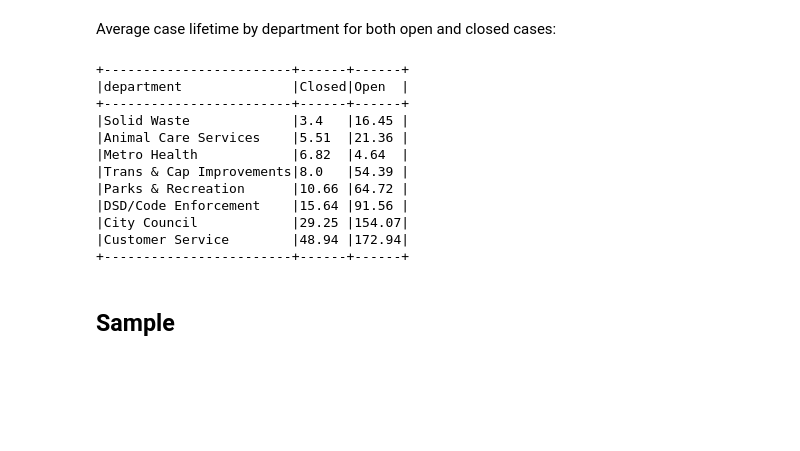
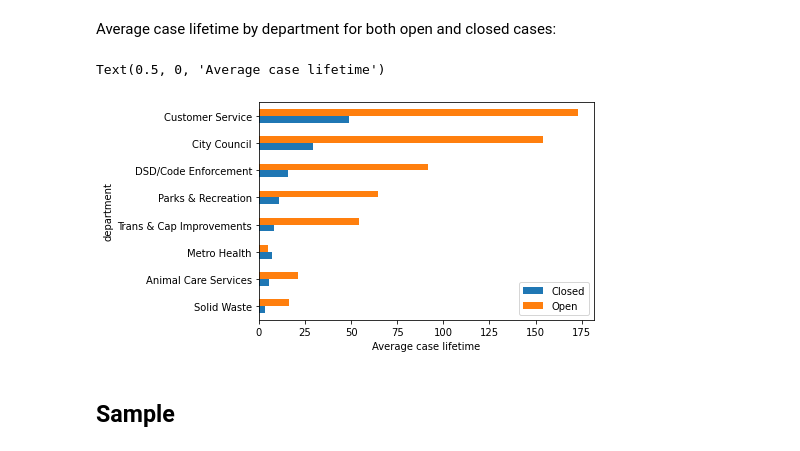
Before and after one commit to gilbert-noriega-ii/spark-exercises, a Jupyter notebook: explore_lesson_notes.ipynb, the cells around one changed output. Saved outputs shown, nothing was run; the diff lists cells and outputs as text; code cells hidden in the pictures; blank space fills up the shorter version.

```diff
--- a/explore_lesson_notes.ipynb
+++ b/explore_lesson_notes.ipynb
@@ -148,24 +149,17 @@ Average case lifetime by department for both open and closed cases:
 # %%
 (
     df.groupBy("department")
     .pivot("case_status")
     .agg(round(mean("case_lifetime"), 2))
     .orderBy("Closed")
-    .show(truncate=False)
+    .toPandas()
+    .set_index('department')
+    .plot.barh()
 )
+plt.xlabel('Average case lifetime')
 # %% [output]
-+------------------------+------+------+
-|department              |Closed|Open  |
-+------------------------+------+------+
-|Solid Waste             |3.4   |16.45 |
-|Animal Care Services    |5.51  |21.36 |
-|Metro Health            |6.82  |4.64  |
-|Trans & Cap Improvements|8.0   |54.39 |
-|Parks & Recreation      |10.66 |64.72 |
-|DSD/Code Enforcement    |15.64 |91.56 |
-|City Council            |29.25 |154.07|
-|Customer Service        |48.94 |172.94|
-+------------------------+------+------+
+Text(0.5, 0, 'Average case lifetime')
+[figure, added]
 # %% [markdown]
 ## Sample
 # %%
```
Also changed, not shown: parts of 16 cells of this notebook.
